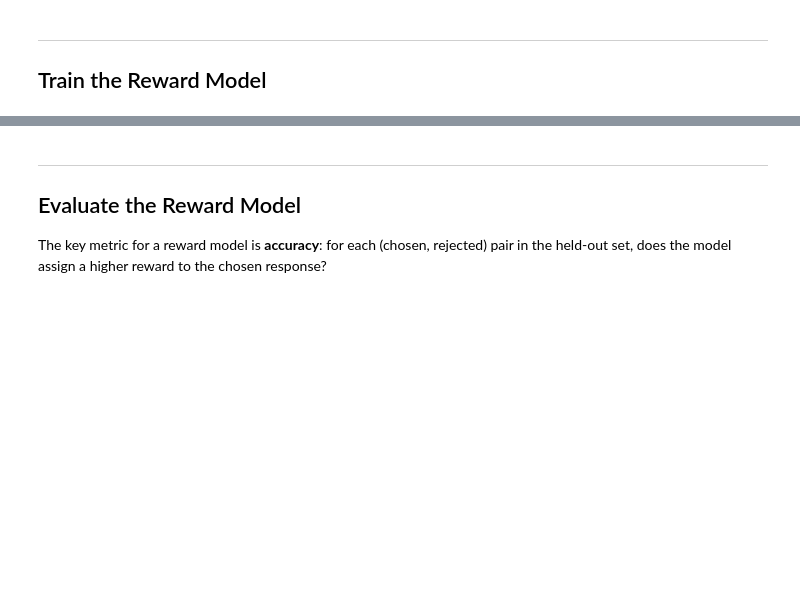
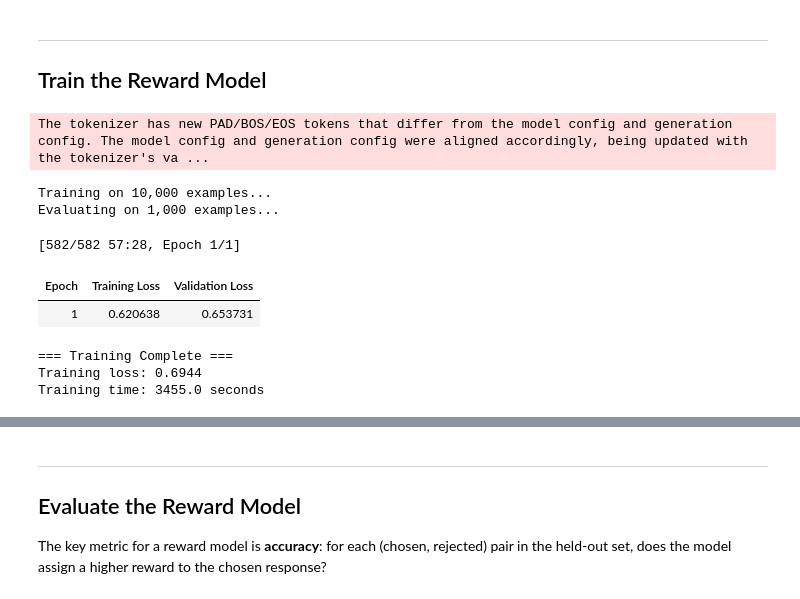
Before and after one commit to rkaunismaa/Alignment, a Jupyter notebook: 04_Reward_Modeling.ipynb, the cells around one changed output, grey strips where cells are left out. Saved outputs shown, nothing was run; the diff lists cells and outputs as text; code cells hidden in the pictures; blank space fills up the shorter version.

Commit message:
Run 04 reward modelling

```diff
--- a/04_Reward_Modeling.ipynb
+++ b/04_Reward_Modeling.ipynb
@@ -253,7 +317,7 @@ training_args = RewardConfig(
     learning_rate=2e-5,
     logging_steps=10,
     max_length=512,
-    fp16=True,
+    bf16=True,
     save_strategy="epoch",
     eval_strategy="epoch",
     remove_unused_columns=False,
@@ -268,4 +332,4 @@ print(f"  Gradient accumulation: {training_args.gradient_accumulation_steps}")
 print(f"  Effective batch size: {training_args.per_device_train_batch_size * training_args.gradient_accumulation_steps}")
 print(f"  Learning rate: {training_args.learning_rate}")
 print(f"  Max sequence length: {training_args.max_length}")
-print(f"  FP16: {training_args.fp16}")
+print(f"  BF16: {training_args.bf16}")
@@ -275,21 +348,33 @@ print(f"  FP16: {training_args.fp16}")
 # %%
 trainer = RewardTrainer(
     model=model,
     args=training_args,
     train_dataset=train_dataset,
     eval_dataset=eval_dataset,
-    tokenizer=tokenizer,
+    processing_class=tokenizer,
 )
 
 print(f"Training on {len(train_dataset):,} examples...")
 print(f"Evaluating on {len(eval_dataset):,} examples...")
 print()
 
 train_result = trainer.train()
 
 print("\n=== Training Complete ===")
 print(f"Training loss: {train_result.training_loss:.4f}")
 print(f"Training time: {train_result.metrics['train_runtime']:.1f} seconds")
+
+# 57m 38.1s
+# %% [output]
+The tokenizer has new PAD/BOS/EOS tokens that differ from the model config and generation config. The model config and generation config were aligned accordingly, being updated with the tokenizer's va ...
+Training on 10,000 examples...
+Evaluating on 1,000 examples...
+[582/582 57:28, Epoch 1/1]
+| Epoch | Training Loss | Validation Loss |
+| 1 | 0.620638 | 0.653731 |
+=== Training Complete ===
+Training loss: 0.6944
+Training time: 3455.0 seconds
 # %%
 # Plot training loss and eval metrics
 log_history = trainer.state.log_history
```
Also changed, not shown: parts of 14 cells of this notebook.
